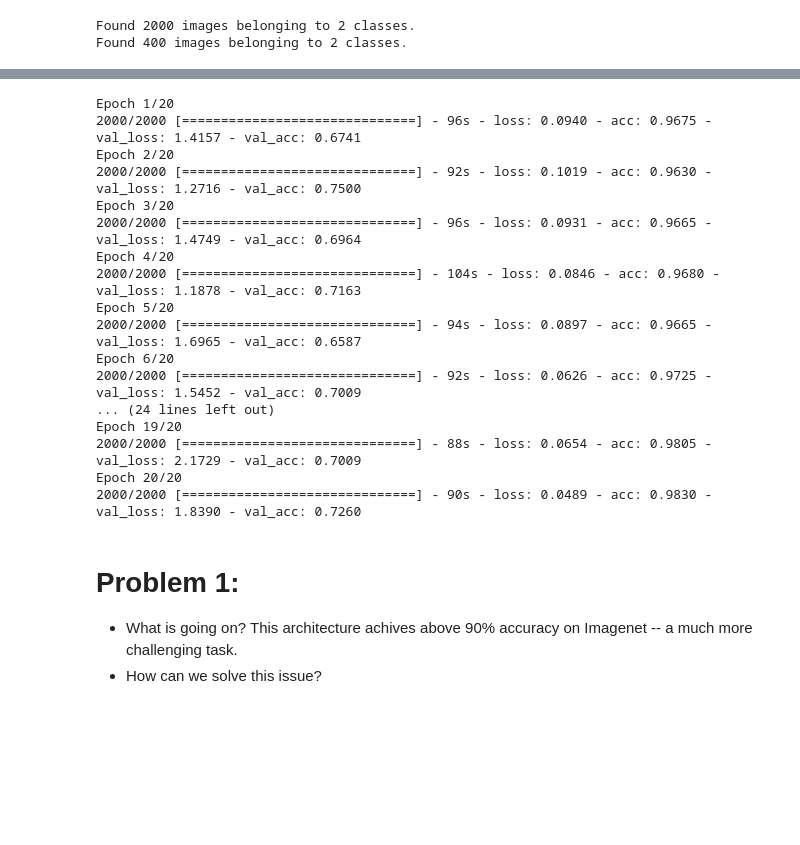
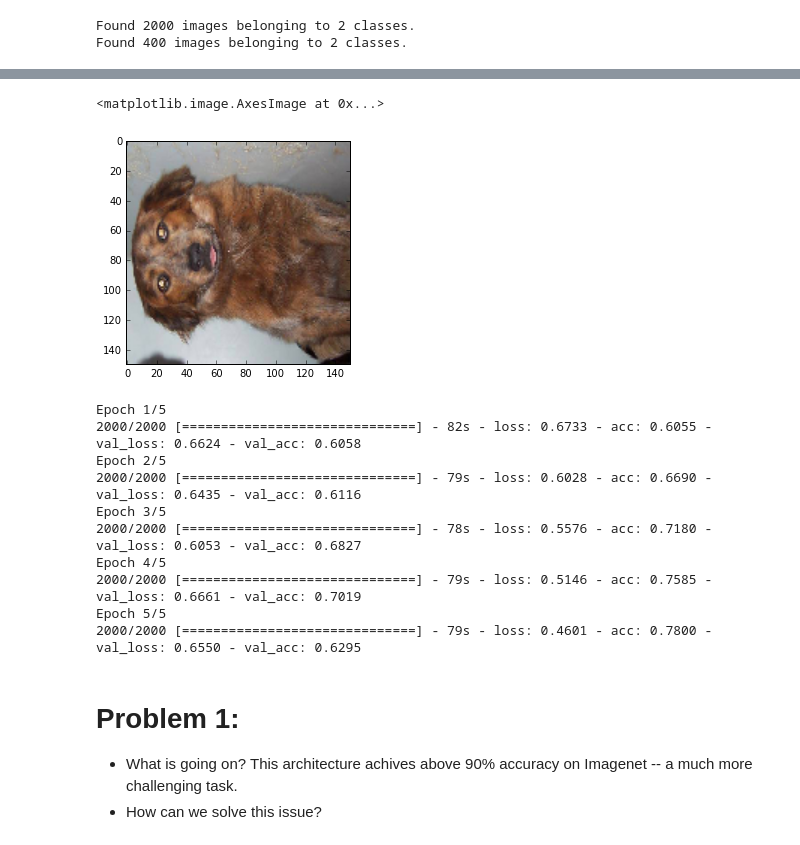
Before and after one commit to fabianp/mash_2016_sklearn_intro, a Jupyter notebook: 10-deep_learning.ipynb, the cells around one changed output, grey strips where cells are left out. Saved outputs shown, nothing was run; the diff lists cells and outputs as text; code cells hidden in the pictures; blank space fills up the shorter version.

```diff
--- a/10-deep_learning.ipynb
+++ b/10-deep_learning.ipynb
@@ -242,30 +267,30 @@ model.compile(loss='binary_crossentropy',
+# %%
+out = train_generator.next()
+# %%
+plt.imshow(out[0][0].T)
+# %% [output]
+<matplotlib.image.AxesImage at 0x...>
+[figure, added]
 # %%
 model.fit_generator(
         train_generator,
         samples_per_epoch=2000,
-        nb_epoch=20,
+        nb_epoch=5,
         validation_data=test_generator,
         nb_val_samples=200
 )
 model.save_weights('first_try.h5')  # always save your weights after training or during training
 # %% [output]
-Epoch 1/20
-2000/2000 [==============================] - 96s - loss: 0.0940 - acc: 0.9675 - val_loss: 1.4157 - val_acc: 0.6741
-Epoch 2/20
-2000/2000 [==============================] - 92s - loss: 0.1019 - acc: 0.9630 - val_loss: 1.2716 - val_acc: 0.7500
-Epoch 3/20
-2000/2000 [==============================] - 96s - loss: 0.0931 - acc: 0.9665 - val_loss: 1.4749 - val_acc: 0.6964
-Epoch 4/20
-2000/2000 [==============================] - 104s - loss: 0.0846 - acc: 0.9680 - val_loss: 1.1878 - val_acc: 0.7163
-Epoch 5/20
-2000/2000 [==============================] - 94s - loss: 0.0897 - acc: 0.9665 - val_loss: 1.6965 - val_acc: 0.6587
-Epoch 6/20
-2000/2000 [==============================] - 92s - loss: 0.0626 - acc: 0.9725 - val_loss: 1.5452 - val_acc: 0.7009
-... (24 lines left out)
-Epoch 19/20
-2000/2000 [==============================] - 88s - loss: 0.0654 - acc: 0.9805 - val_loss: 2.1729 - val_acc: 0.7009
-Epoch 20/20
-2000/2000 [==============================] - 90s - loss: 0.0489 - acc: 0.9830 - val_loss: 1.8390 - val_acc: 0.7260
+Epoch 1/5
+2000/2000 [==============================] - 82s - loss: 0.6733 - acc: 0.6055 - val_loss: 0.6624 - val_acc: 0.6058
+Epoch 2/5
+2000/2000 [==============================] - 79s - loss: 0.6028 - acc: 0.6690 - val_loss: 0.6435 - val_acc: 0.6116
+Epoch 3/5
+2000/2000 [==============================] - 78s - loss: 0.5576 - acc: 0.7180 - val_loss: 0.6053 - val_acc: 0.6827
+Epoch 4/5
+2000/2000 [==============================] - 79s - loss: 0.5146 - acc: 0.7585 - val_loss: 0.6661 - val_acc: 0.7019
+Epoch 5/5
+2000/2000 [==============================] - 79s - loss: 0.4601 - acc: 0.7800 - val_loss: 0.6550 - val_acc: 0.6295
 # %% [markdown]
 
 # Problem 1:
```
Also changed, not shown: parts of 13 cells of this notebook.
